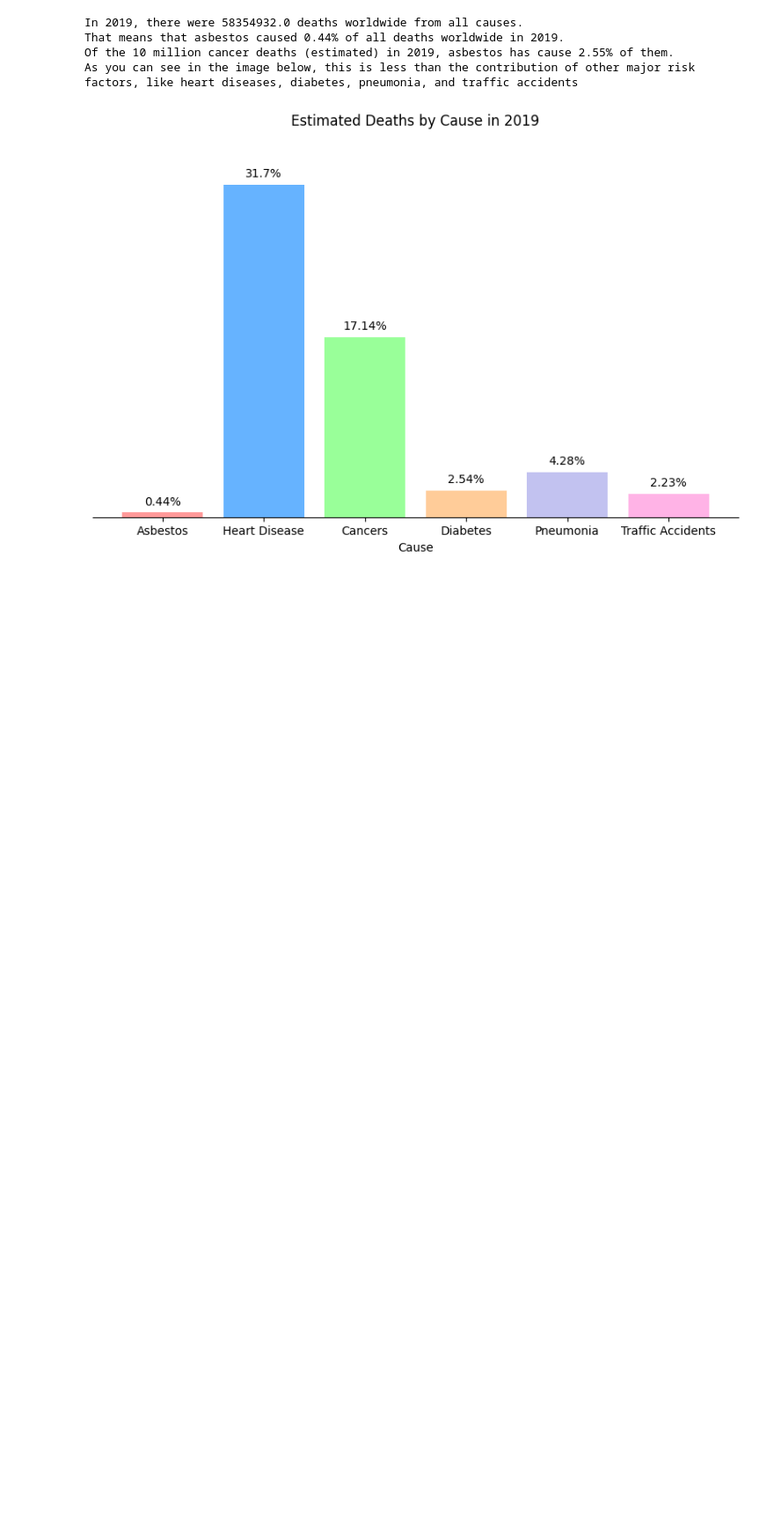
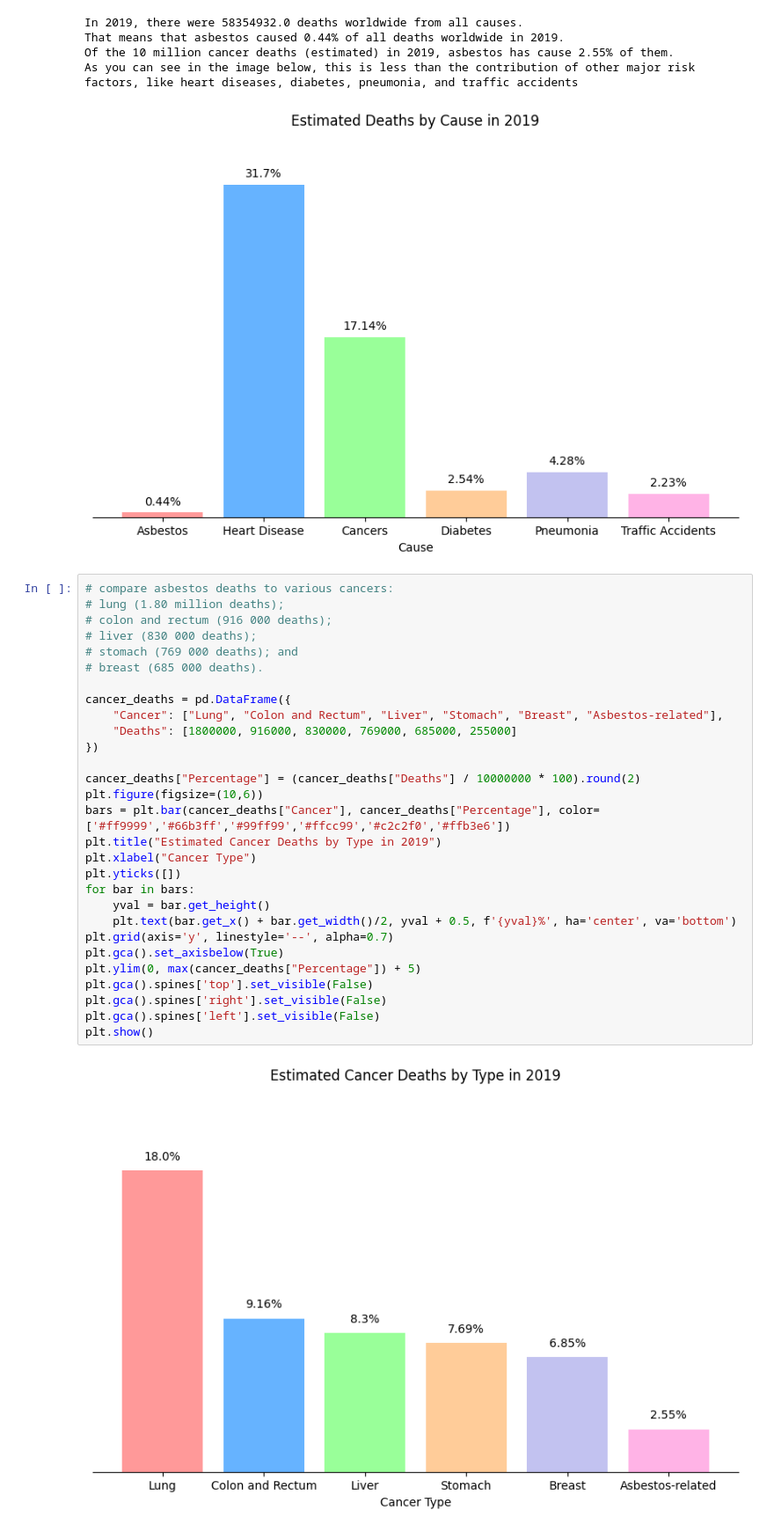
Before and after one commit to schtormm/dataviz-asbestos, a Jupyter notebook: asbest-gekoot.ipynb, the cells around one changed output. Shown at 88% size. Saved outputs shown, nothing was run; the diff lists cells and outputs as text; blank space fills up the shorter version.

```diff
--- a/asbest-gekoot.ipynb
+++ b/asbest-gekoot.ipynb
@@ -49,4 +49,35 @@ That means that asbestos caused 0.44% of all deaths worldwide in 2019.
 Of the 10 million cancer deaths (estimated) in 2019, asbestos has cause 2.55% of them.
 As you can see in the image below, this is less than the contribution of other major risk factors, like heart diseases, diabetes, pneumonia, and traffic accidents
 [figure]
+# %%
+# compare asbestos deaths to various cancers:
+# lung (1.80 million deaths);
+# colon and rectum (916 000 deaths);
+# liver (830 000 deaths);
+# stomach (769 000 deaths); and
+# breast (685 000 deaths).
+
+cancer_deaths = pd.DataFrame({
+    "Cancer": ["Lung", "Colon and Rectum", "Liver", "Stomach", "Breast", "Asbestos-related"],
+    "Deaths": [1800000, 916000, 830000, 769000, 685000, 255000]
+})
+
+cancer_deaths["Percentage"] = (cancer_deaths["Deaths"] / 10000000 * 100).round(2)
+plt.figure(figsize=(10,6))
+bars = plt.bar(cancer_deaths["Cancer"], cancer_deaths["Percentage"], color=['#ff9999','#66b3ff','#99ff99','#ffcc99','#c2c2f0','#ffb3e6'])
+plt.title("Estimated Cancer Deaths by Type in 2019")
+plt.xlabel("Cancer Type")
+plt.yticks([])
+for bar in bars:
+    yval = bar.get_height()
+    plt.text(bar.get_x() + bar.get_width()/2, yval + 0.5, f'{yval}%', ha='center', va='bottom')
+plt.grid(axis='y', linestyle='--', alpha=0.7)
+plt.gca().set_axisbelow(True)
+plt.ylim(0, max(cancer_deaths["Percentage"]) + 5)
+plt.gca().spines['top'].set_visible(False)
+plt.gca().spines['right'].set_visible(False)
+plt.gca().spines['left'].set_visible(False)
+plt.show()
+# %% [output]
+[figure, added]
 # %% [markdown]
```
Also changed, not shown: parts of 1 cell of this notebook, 1 other file.
